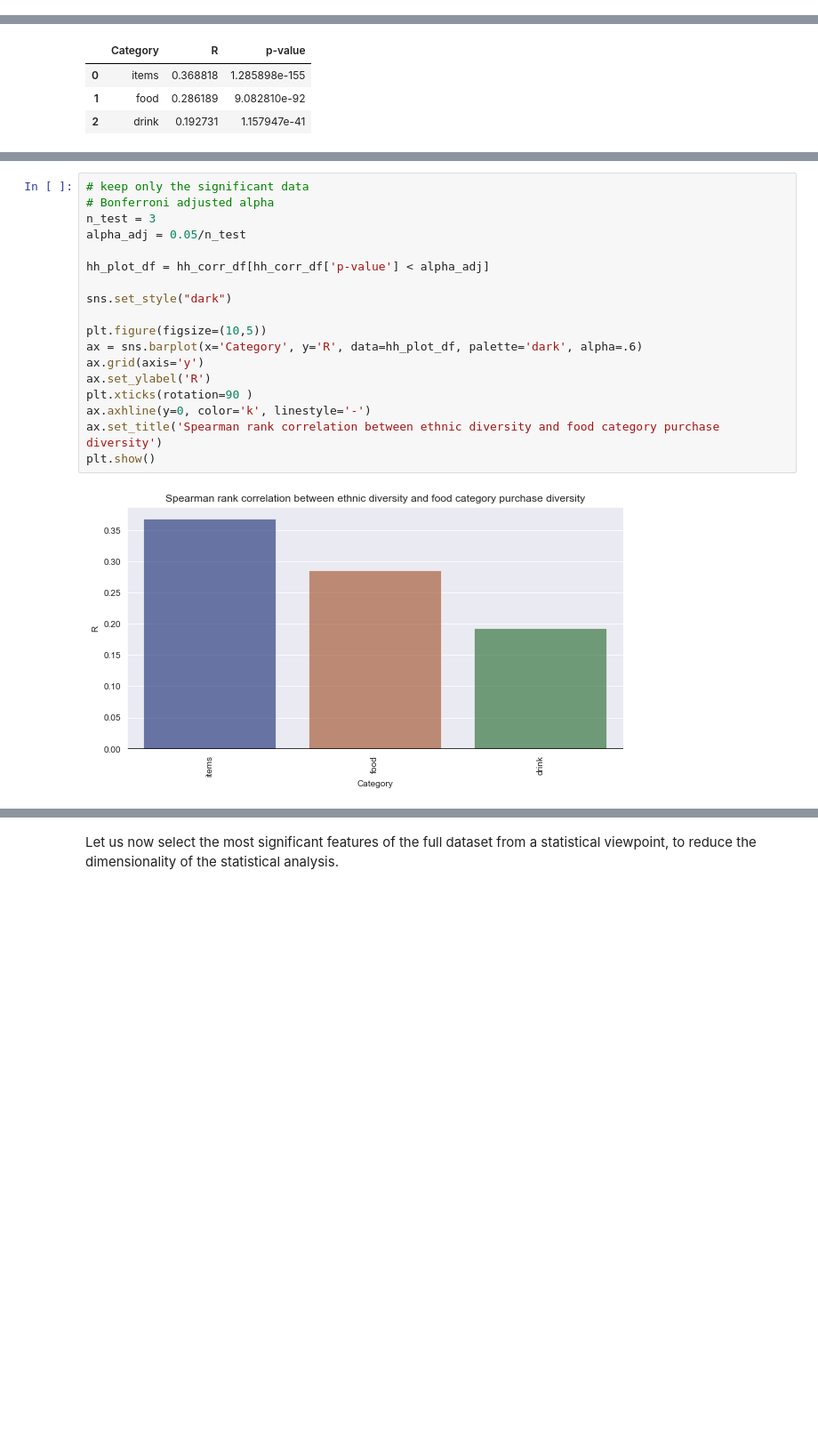
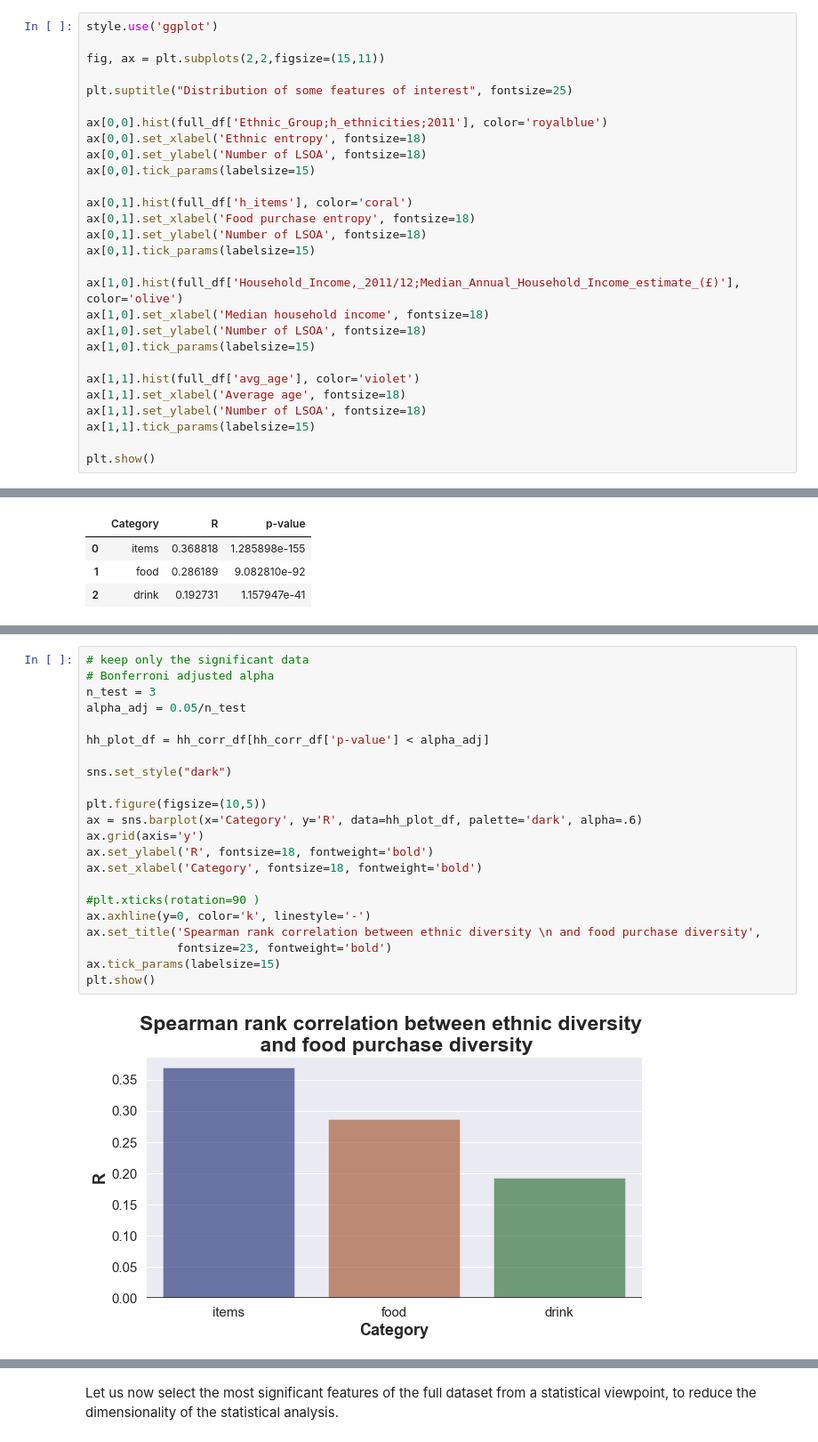
Before and after one commit to epfl-ada/ada-2020-project-milestone-p3-p3_enchiladas, a Jupyter notebook: proj_NB.ipynb, the cells around one changed output, grey strips where cells are left out. Shown at 89% size. Cells and saved outputs as stored; diff of their text form; blank space fills up the shorter version.

Commit message:
Improved visualizations

```diff
--- a/proj_NB.ipynb
+++ b/proj_NB.ipynb
@@ -285,0 +309,28 @@ full_df.insert(new_h_idx, 'Ethnic_Group;h_ethnicities;2011', h_ethnicity.tolist(
+# %%
+style.use('ggplot')
+
+fig, ax = plt.subplots(2,2,figsize=(15,11))
+
+plt.suptitle("Distribution of some features of interest", fontsize=25)
+
+ax[0,0].hist(full_df['Ethnic_Group;h_ethnicities;2011'], color='royalblue')
+ax[0,0].set_xlabel('Ethnic entropy', fontsize=18)
+ax[0,0].set_ylabel('Number of LSOA', fontsize=18)
+ax[0,0].tick_params(labelsize=15)
+
+ax[0,1].hist(full_df['h_items'], color='coral')
+ax[0,1].set_xlabel('Food purchase entropy', fontsize=18)
+ax[0,1].set_ylabel('Number of LSOA', fontsize=18)
+ax[0,1].tick_params(labelsize=15)
+
+ax[1,0].hist(full_df['Household_Income,_2011/12;Median_Annual_Household_Income_estimate_(£)'], color='olive')
+ax[1,0].set_xlabel('Median household income', fontsize=18)
+ax[1,0].set_ylabel('Number of LSOA', fontsize=18)
+ax[1,0].tick_params(labelsize=15)
+
+ax[1,1].hist(full_df['avg_age'], color='violet')
+ax[1,1].set_xlabel('Average age', fontsize=18)
+ax[1,1].set_ylabel('Number of LSOA', fontsize=18)
+ax[1,1].tick_params(labelsize=15)
+
+plt.show()
@@ -319,21 +373,25 @@ hh_corr_df
 # %%
 # keep only the significant data
 # Bonferroni adjusted alpha
 n_test = 3
 alpha_adj = 0.05/n_test
 
 hh_plot_df = hh_corr_df[hh_corr_df['p-value'] < alpha_adj]
 
 sns.set_style("dark")
 
 plt.figure(figsize=(10,5))
 ax = sns.barplot(x='Category', y='R', data=hh_plot_df, palette='dark', alpha=.6)
 ax.grid(axis='y')
-ax.set_ylabel('R')
-plt.xticks(rotation=90 )
+ax.set_ylabel('R', fontsize=18, fontweight='bold')
+ax.set_xlabel('Category', fontsize=18, fontweight='bold')
+
+#plt.xticks(rotation=90 )
 ax.axhline(y=0, color='k', linestyle='-')
-ax.set_title('Spearman rank correlation between ethnic diversity and food category purchase diversity')
+ax.set_title('Spearman rank correlation between ethnic diversity \n and food purchase diversity',
+             fontsize=23, fontweight='bold')
+ax.tick_params(labelsize=15)
 plt.show()
 # %% [output]
-[figure, old version]
+[figure, new version]
 # %% [markdown]
```
Also changed, not shown: parts of 44 cells of this notebook.
